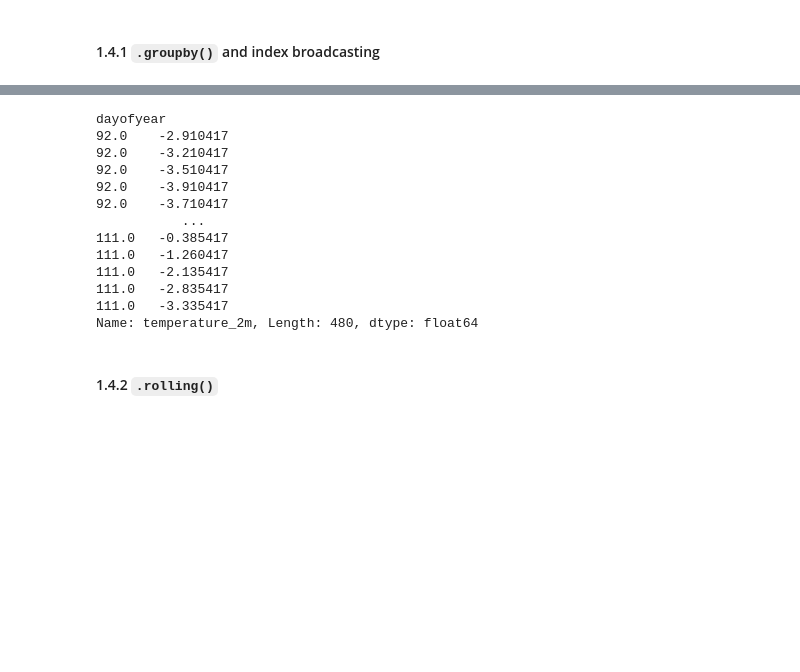
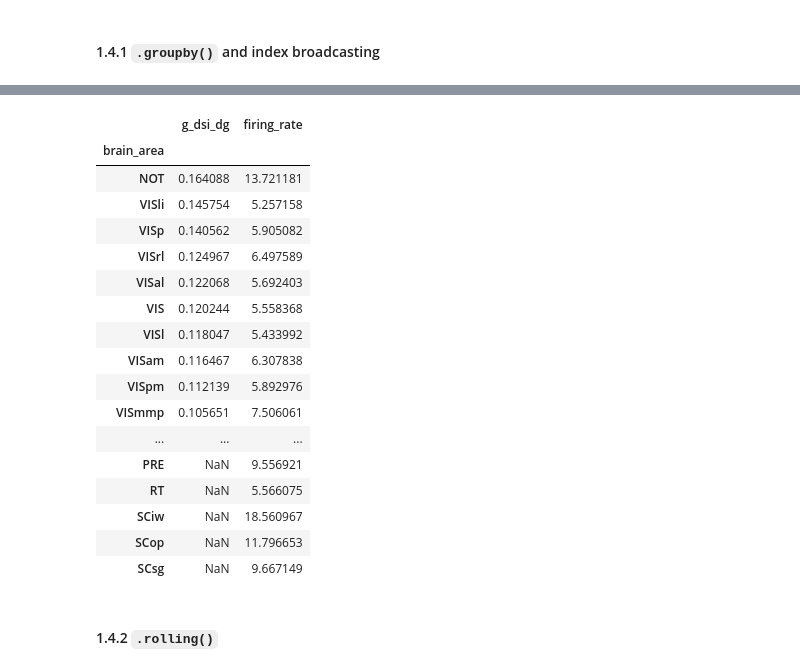
Before and after one commit to vigji/python-cimec-2024, a Jupyter notebook: practicals/Practicals_1.4.ipynb, the cells around one changed output, grey strips where cells are left out. Saved outputs shown, nothing was run; the diff lists cells and outputs as text; code cells hidden in the pictures; blank space fills up the shorter version.

```diff
--- a/practicals/Practicals_1.4.ipynb
+++ b/practicals/Practicals_1.4.ipynb
@@ -234,30 +279,43 @@ temperature_normalized.reset_index()["temperature_2m"].plot()
-# %%
-temperature_normalized
-# %% [output]
-dayofyear
-92.0    -2.910417
-92.0    -3.210417
-92.0    -3.510417
-92.0    -3.910417
-92.0    -3.710417
-           ...
-111.0   -0.385417
-111.0   -1.260417
-111.0   -2.135417
-111.0   -2.835417
-111.0   -3.335417
-Name: temperature_2m, Length: 480, dtype: float64
 # %%
 # [Advanced]
 
 # From the Allen datasets you have loaded above, produce a new dataframe
 # that for every brain area has a column with the average firing rate
 # and a column with the average direction selectivity index for that area.
 
 # Sort the areas by average DSI; do the first acronyms that you see
 # make sense? (to find the meanings of the acronyms, you can read the
 # structures csv file at
 # https://github.com/vigji/python-cimec-2024/raw/main/practicals/data/allen_structures.csv
+
+# We obtain a column of brain structures using smart indexing over
+# the channel dataframe:
+neurons_df["brain_area"] = channels_df.set_index("id").loc[
+                                neurons_df['ecephys_channel_id'],
+                                "ecephys_structure_acronym"].values
+
+# Groupby area:
+areas_df = neurons_df.groupby("brain_area")[["g_dsi_dg", "firing_rate"]].mean()
+areas_df.sort_values(by="g_dsi_dg", ascending=False)
+# %% [output]
+|  | g_dsi_dg | firing_rate |
+| brain_area |  |  |
+| NOT | 0.164088 | 13.721181 |
+| VISli | 0.145754 | 5.257158 |
+| VISp | 0.140562 | 5.905082 |
+| VISrl | 0.124967 | 6.497589 |
+| VISal | 0.122068 | 5.692403 |
+| VIS | 0.120244 | 5.558368 |
+| VISl | 0.118047 | 5.433992 |
+| VISam | 0.116467 | 6.307838 |
+| VISpm | 0.112139 | 5.892976 |
+| VISmmp | 0.105651 | 7.506061 |
+| ... | ... | ... |
+| PRE | NaN | 9.556921 |
+| RT | NaN | 5.566075 |
+| SCiw | NaN | 18.560967 |
+| SCop | NaN | 11.796653 |
+| SCsg | NaN | 9.667149 |
 # %%
 # [Advanced]
 
```
Also changed, not shown: parts of 6 cells of this notebook, 5 other files.
